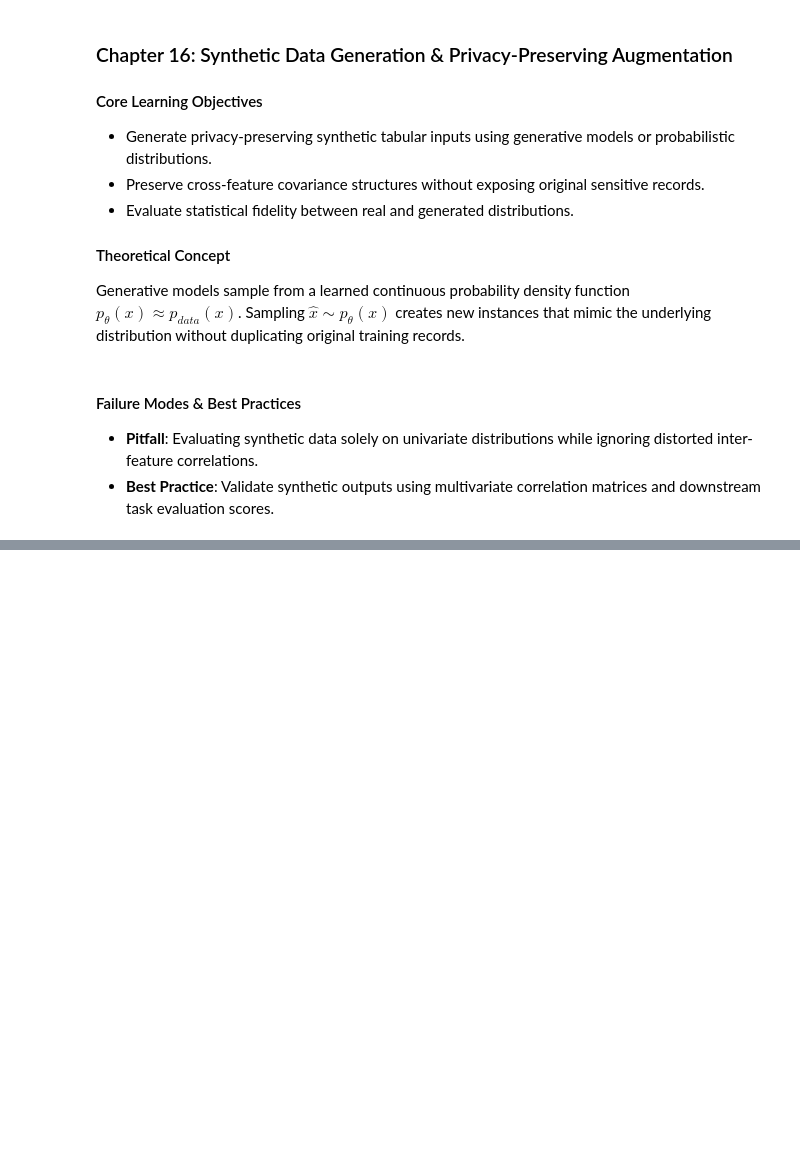
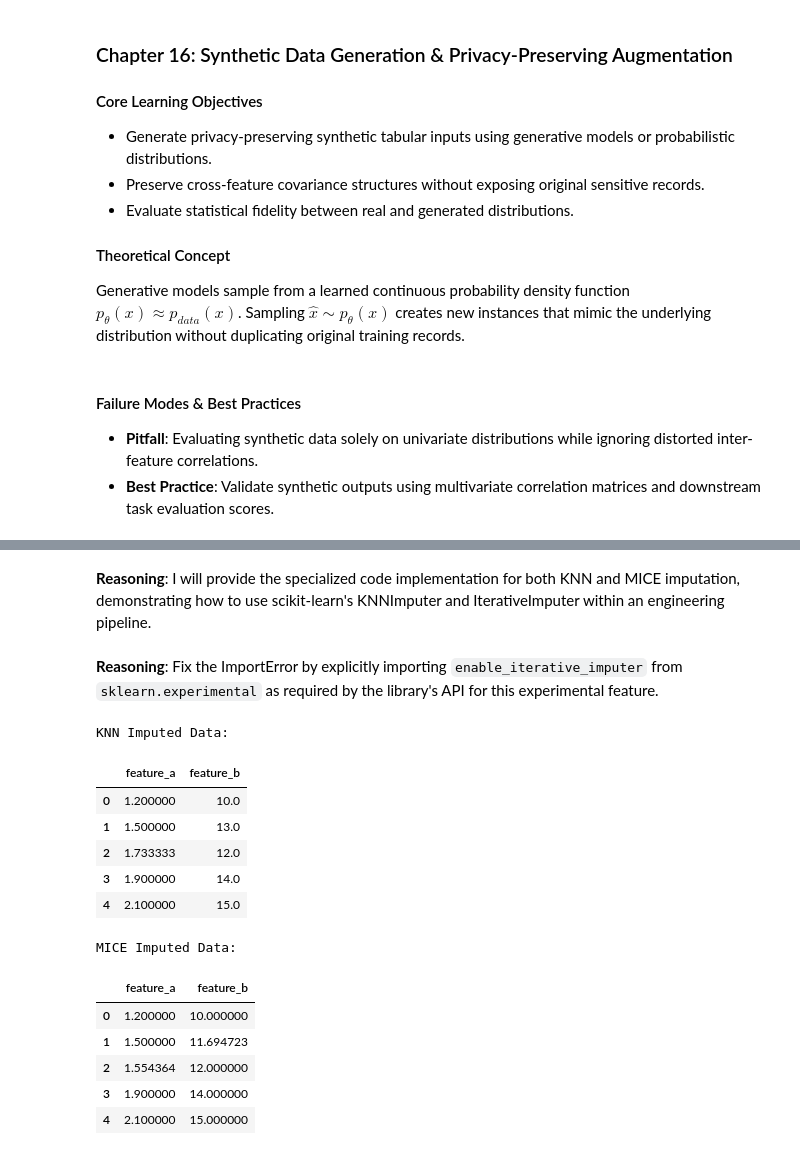
Before and after one commit to saiDan77/nn-from-scratch, a Jupyter notebook: DATAPREP.ipynb, the cells around one changed output, grey strips where cells are left out. Drawn from its saved outputs; the diff is of its cells as text; code cells hidden in the pictures; blank space fills up the shorter version.

```diff
--- a/DATAPREP.ipynb
+++ b/DATAPREP.ipynb
@@ -540,0 +1592,63 @@ def generate_synthetic_gaussian_data(reference_df: pd.DataFrame, num_samples: in
+# %% [markdown]
+**Reasoning**:
+I will provide the specialized code implementation for both KNN and MICE imputation, demonstrating how to use scikit-learn's KNNImputer and IterativeImputer within an engineering pipeline.
+# %% [markdown]
+**Reasoning**:
+Fix the ImportError by explicitly importing `enable_iterative_imputer` from `sklearn.experimental` as required by the library's API for this experimental feature.
+# %%
+import numpy as np
+import pandas as pd
+from sklearn.experimental import enable_iterative_imputer
+from sklearn.impute import KNNImputer, IterativeImputer
+from sklearn.preprocessing import StandardScaler
+
+def impute_knn(df: pd.DataFrame, n_neighbors: int = 5) -> pd.DataFrame:
+    """
+    Implementation for Chapter 03A: KNN Imputation.
+    Note: KNN is distance-based, so features must be scaled first.
+    """
+    scaler = StandardScaler()
+    scaled_data = scaler.fit_transform(df)
+
+    imputer = KNNImputer(n_neighbors=n_neighbors)
+    imputed_data = imputer.fit_transform(scaled_data)
+
+    # Inverse transform to return to original scale
+    final_data = scaler.inverse_transform(imputed_data)
+    return pd.DataFrame(final_data, columns=df.columns, index=df.index)
+
+def impute_mice(df: pd.DataFrame, max_iter: int = 10) -> pd.DataFrame:
+    """
+    Implementation for Chapter 03B: MICE (Iterative) Imputation.
+    Models each feature as a function of others.
+    """
+    imputer = IterativeImputer(max_iter=max_iter, random_state=42)
+    imputed_data = imputer.fit_transform(df)
+    return pd.DataFrame(imputed_data, columns=df.columns, index=df.index)
+
+# Example Usage
+sample_data = pd.DataFrame({
+    'feature_a': [1.2, 1.5, np.nan, 1.9, 2.1],
+    'feature_b': [10, np.nan, 12, 14, 15]
+})
+
+print("KNN Imputed Data:")
+display(impute_knn(sample_data))
+
+print("\nMICE Imputed Data:")
+display(impute_mice(sample_data))
+# %% [output]
+KNN Imputed Data:
+|  | feature_a | feature_b |
+| 0 | 1.200000 | 10.0 |
+| 1 | 1.500000 | 13.0 |
+| 2 | 1.733333 | 12.0 |
+| 3 | 1.900000 | 14.0 |
+| 4 | 2.100000 | 15.0 |
+MICE Imputed Data:
+|  | feature_a | feature_b |
+| 0 | 1.200000 | 10.000000 |
+| 1 | 1.500000 | 11.694723 |
+| 2 | 1.554364 | 12.000000 |
+| 3 | 1.900000 | 14.000000 |
+| 4 | 2.100000 | 15.000000 |
```
Also changed, not shown: parts of 90 cells of this notebook.
